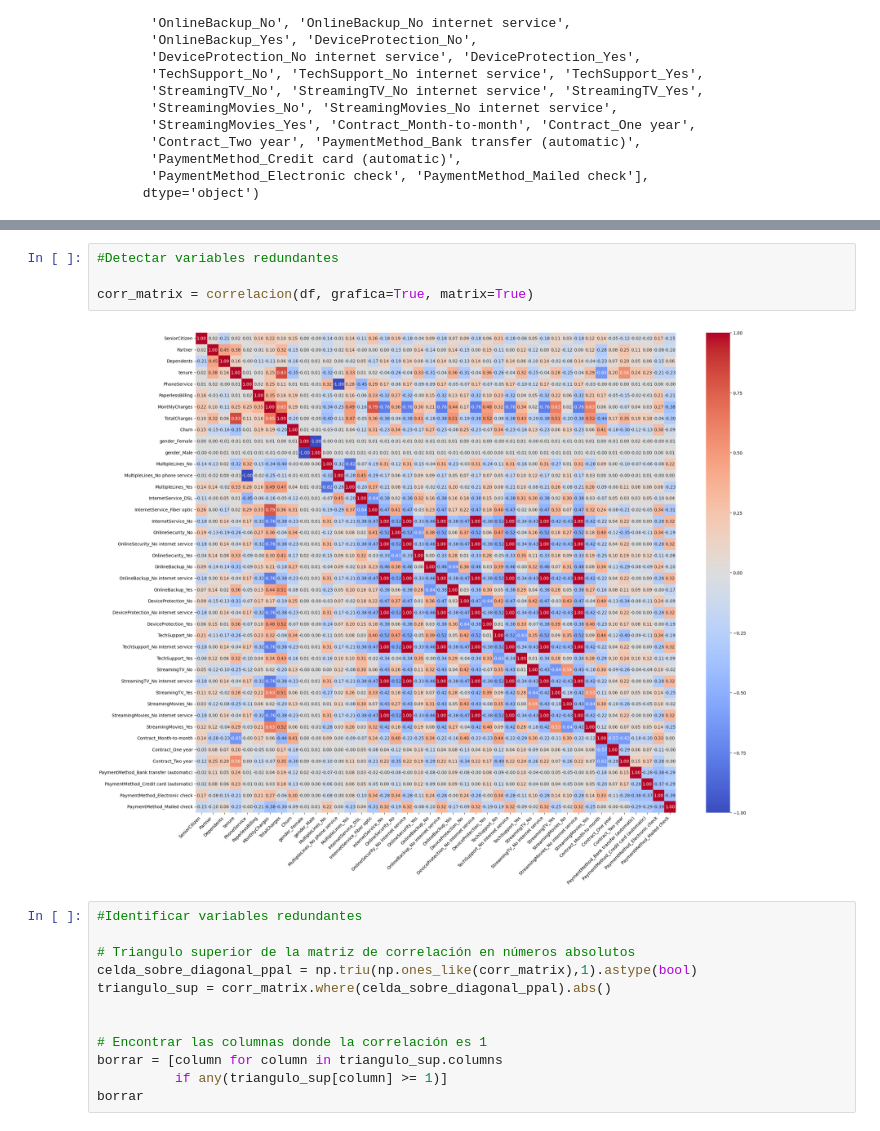
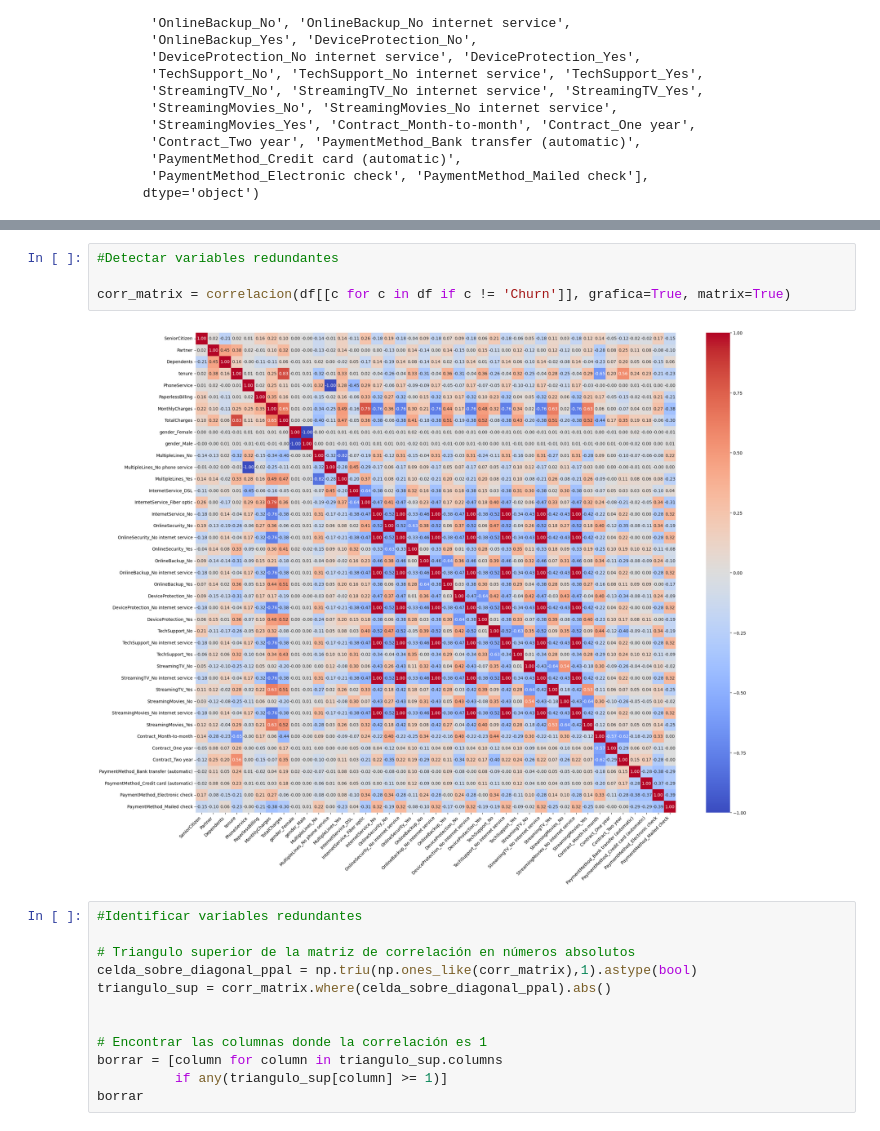
Before and after one commit to AnIsAsPe/ClasificadorClientesTelecom, a Jupyter notebook: Notebooks/ClasificadorClientesEmpresaTelecom_Churn.ipynb, the cells around one changed output, grey strips where cells are left out. Drawn from its saved outputs; the diff is of its cells as text.

```diff
--- a/Notebooks/ClasificadorClientesEmpresaTelecom_Churn.ipynb
+++ b/Notebooks/ClasificadorClientesEmpresaTelecom_Churn.ipynb
@@ -250,9 +263,9 @@ print(df.shape, '\n', df.columns)
 # %%
 #Detectar variables redundantes
 
-corr_matrix = correlacion(df, grafica=True, matrix=True)
+corr_matrix = correlacion(df[[c for c in df if c != 'Churn']], grafica=True, matrix=True)
 # %% [output]
-[figure, old version]
+[figure, new version]
 # %%
 #Identificar variables redundantes
 
```
Also changed, not shown: parts of 13 cells of this notebook.
